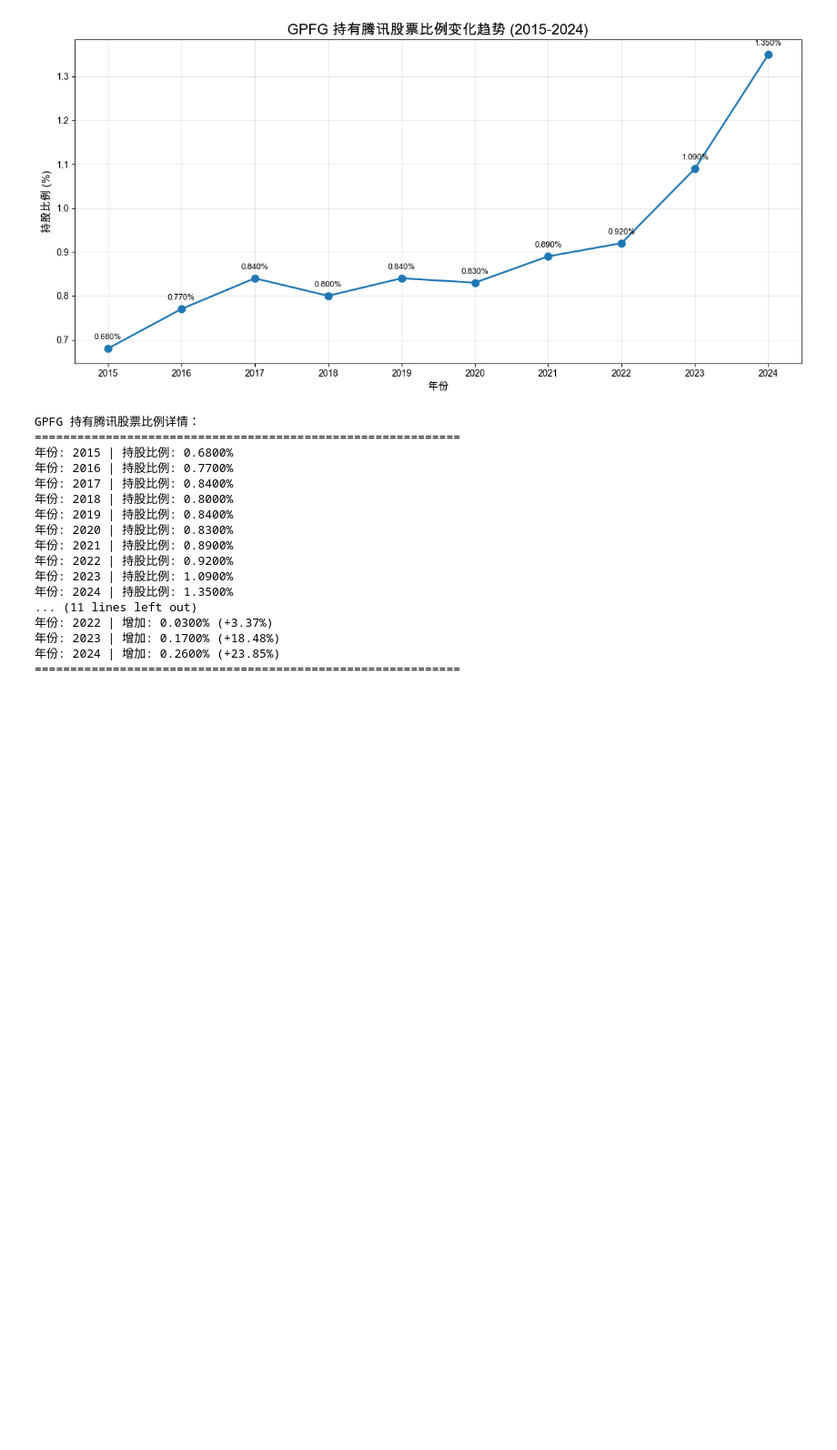
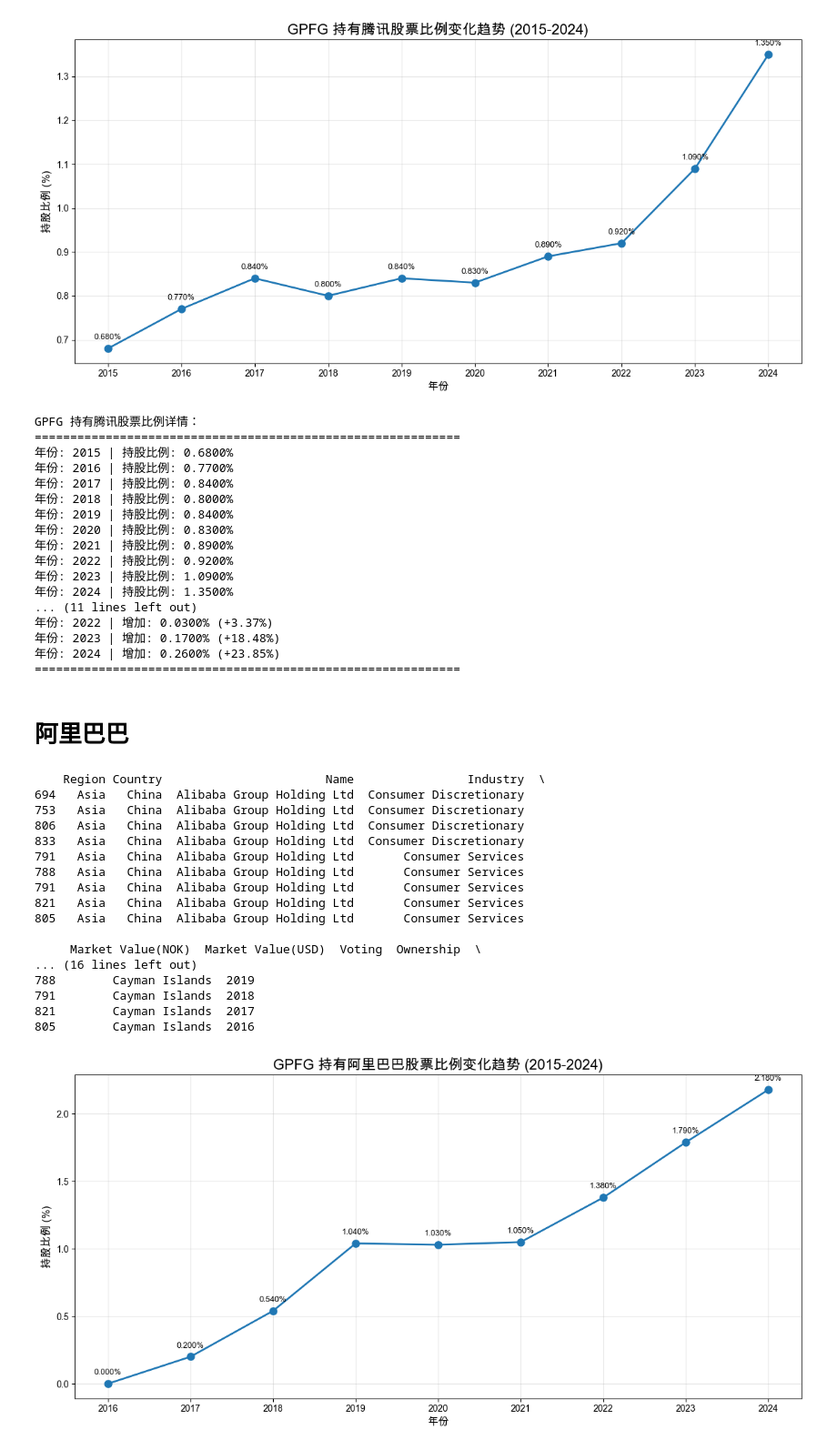
Before and after one commit to zhoukekestar/gpfp, a Jupyter notebook: ana.ipynb, the cells around one changed output. Shown at 91% size. Cells and saved outputs as stored; diff of their text form; code cells hidden in the pictures; blank space fills up the shorter version.

```diff
--- a/ana.ipynb
+++ b/ana.ipynb
@@ -276,3 +264,52 @@ GPFG 持有腾讯股票比例详情：
 年份: 2023 | 增加: 0.1700% (+18.48%)
 年份: 2024 | 增加: 0.2600% (+23.85%)
 ============================================================
+# %% [markdown]
+# 阿里巴巴
+# %%
+
+aliaba_data = df[df['Name'] == 'Alibaba Group Holding Ltd']
+
+print(aliaba_data)
+
+aliaba_data_sorted = aliaba_data.sort_values('year')
+
+
+# 绘制 Ownership 变化曲线
+plt.figure(figsize=(12, 6))
+plt.plot(aliaba_data_sorted['year'], aliaba_data_sorted['Ownership'],
+         marker='o', linewidth=2, markersize=8, color='#1f77b4')
+plt.title('GPFG 持有阿里巴巴股票比例变化趋势 (2015-2024)', fontsize=16, fontweight='bold')
+plt.xlabel('年份', fontsize=12)
+plt.ylabel('持股比例 (%)', fontsize=12)
+plt.grid(True, alpha=0.3)
+plt.xticks(aliaba_data_sorted['year'])
+
+# 在每个点上标注数值
+for _, row in aliaba_data_sorted.iterrows():
+    plt.annotate(f"{row['Ownership']:.3f}%",
+                 xy=(row['year'], row['Ownership']),
+                 xytext=(0, 10), textcoords='offset points',
+                 ha='center', fontsize=9)
+
+plt.tight_layout()
+plt.show()
+# %% [output]
+    Region Country                       Name                Industry  \
+694   Asia   China  Alibaba Group Holding Ltd  Consumer Discretionary
+753   Asia   China  Alibaba Group Holding Ltd  Consumer Discretionary
+806   Asia   China  Alibaba Group Holding Ltd  Consumer Discretionary
+833   Asia   China  Alibaba Group Holding Ltd  Consumer Discretionary
+791   Asia   China  Alibaba Group Holding Ltd       Consumer Services
+788   Asia   China  Alibaba Group Holding Ltd       Consumer Services
+791   Asia   China  Alibaba Group Holding Ltd       Consumer Services
+821   Asia   China  Alibaba Group Holding Ltd       Consumer Services
+805   Asia   China  Alibaba Group Holding Ltd       Consumer Services
+
+     Market Value(NOK)  Market Value(USD)  Voting  Ownership  \
+... (16 lines left out)
+788        Cayman Islands  2019
+791        Cayman Islands  2018
+821        Cayman Islands  2017
+805        Cayman Islands  2016
+[figure, added]
```
Also changed, not shown: parts of 4 cells of this notebook, 1 other file.
